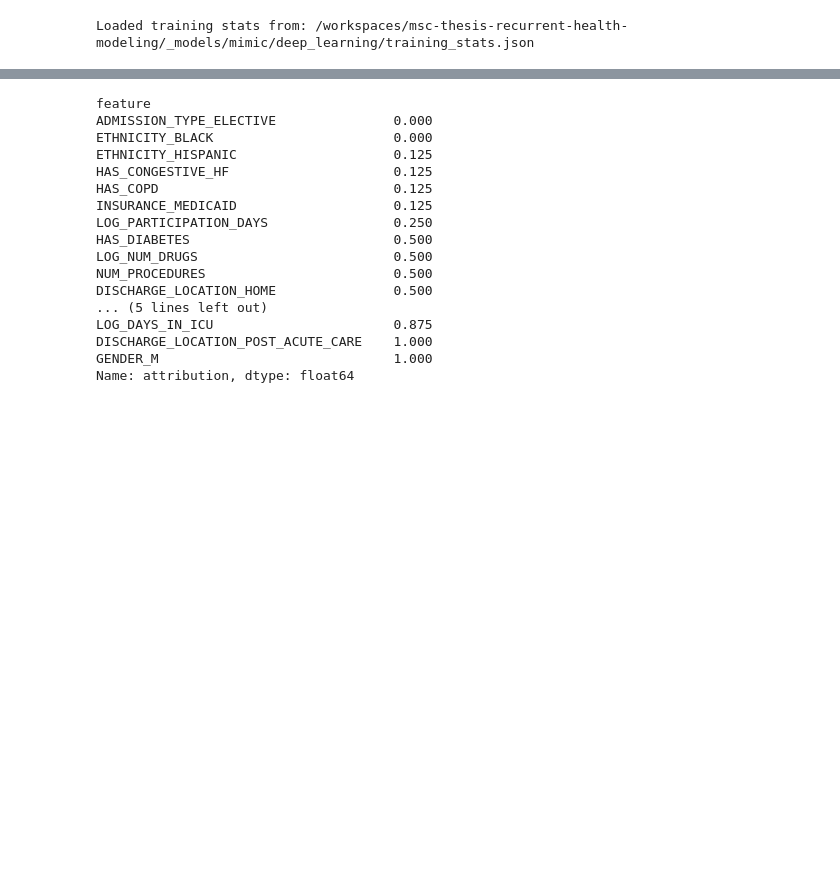
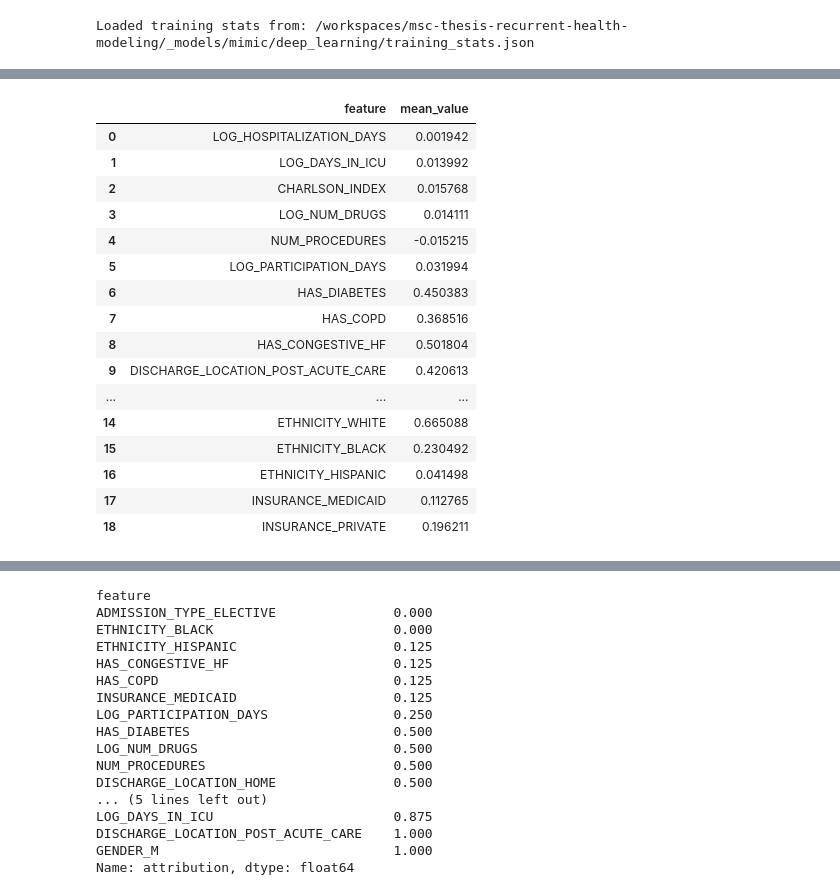
Before and after one commit to LucasVon0645/Master-Thesis--Project-ReadmitAI, a Jupyter notebook: recurrent_health_events_prediction/model_selection/deep_learning/feat_importance_analysis.ipynb, the cells around one changed output, grey strips where cells are left out. Saved outputs shown, nothing was run; the diff lists cells and outputs as text; code cells hidden in the pictures; blank space fills up the shorter version.

```diff
--- a/recurrent_health_events_prediction/model_selection/deep_learning/feat_importance_analysis.ipynb
+++ b/recurrent_health_events_prediction/model_selection/deep_learning/feat_importance_analysis.ipynb
@@ -506,3 +371,32 @@ df_curr.sort_values(by="sample_idx", ascending=True)
+# %%
+import pandas as pd
+
+mean_curr_df = pd.DataFrame(
+    {
+        "feature": current_feat_cols,
+        "mean_value": stats["mean_curr"].cpu().numpy(),
+    }
+)
+
+mean_curr_df
+# %% [output]
+|  | feature | mean_value |
+| 0 | LOG_HOSPITALIZATION_DAYS | 0.001942 |
+| 1 | LOG_DAYS_IN_ICU | 0.013992 |
+| 2 | CHARLSON_INDEX | 0.015768 |
+| 3 | LOG_NUM_DRUGS | 0.014111 |
+| 4 | NUM_PROCEDURES | -0.015215 |
+| 5 | LOG_PARTICIPATION_DAYS | 0.031994 |
+| 6 | HAS_DIABETES | 0.450383 |
+| 7 | HAS_COPD | 0.368516 |
+| 8 | HAS_CONGESTIVE_HF | 0.501804 |
+| 9 | DISCHARGE_LOCATION_POST_ACUTE_CARE | 0.420613 |
+| ... | ... | ... |
+| 14 | ETHNICITY_WHITE | 0.665088 |
+| 15 | ETHNICITY_BLACK | 0.230492 |
+| 16 | ETHNICITY_HISPANIC | 0.041498 |
+| 17 | INSURANCE_MEDICAID | 0.112765 |
+| 18 | INSURANCE_PRIVATE | 0.196211 |
 # %%
 feature_values_df = pd.DataFrame({
     "sample_idx": [i for i in range(len(x_curr_b)) for _ in current_feat_cols],
```
Also changed, not shown: parts of 13 cells of this notebook, 1 other file.
